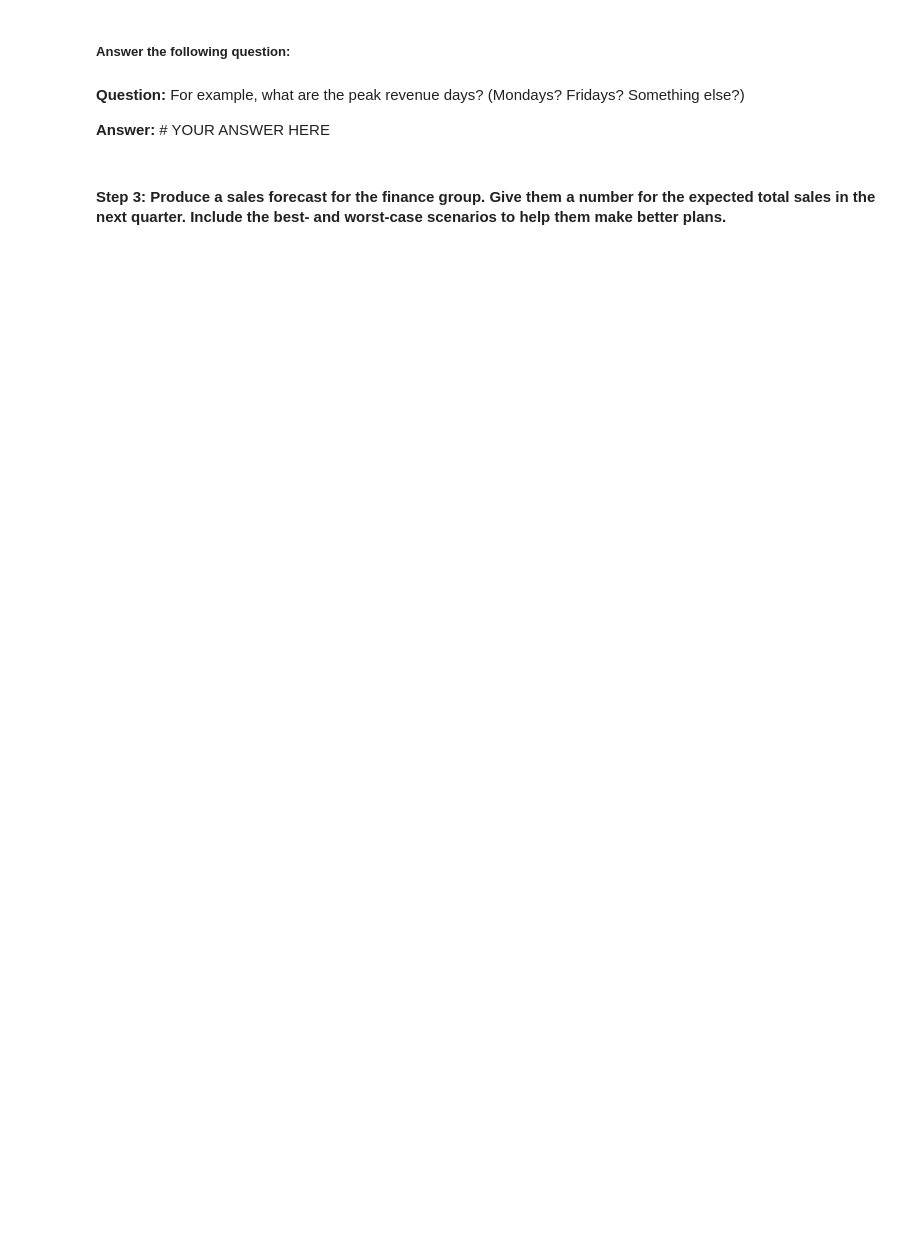
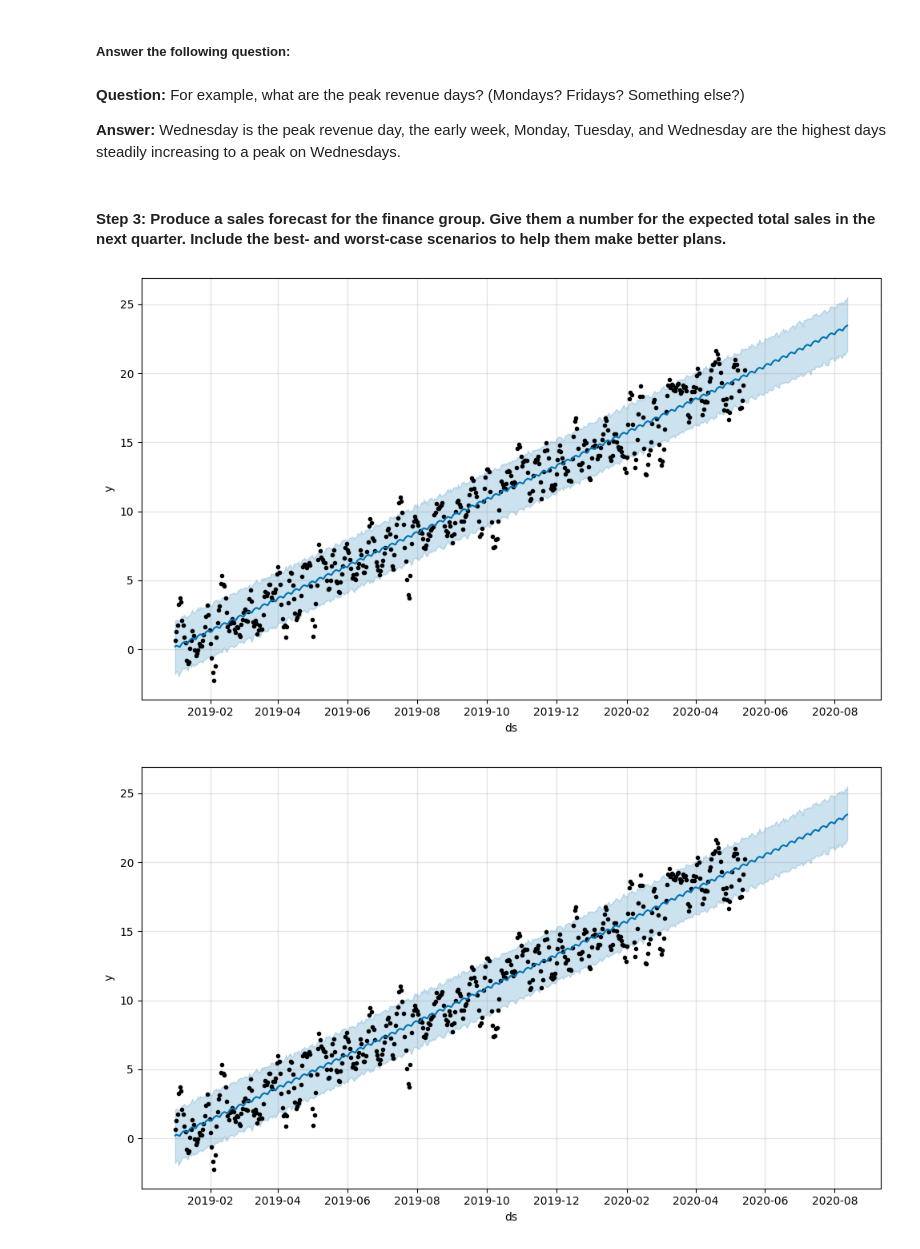
Before and after one commit to Mccalabrese/Colab-and-Prophet, a Jupyter notebook: forecasting_net_prophet.ipynb, the cells around one changed output. Cells and saved outputs as stored; diff of their text form; code cells hidden in the pictures; blank space fills up the shorter version.

```diff
--- a/forecasting_net_prophet.ipynb
+++ b/forecasting_net_prophet.ipynb
@@ -590,11 +825,14 @@ mercado_sales_prophet_forecast = # YOUR CODE HERE
 # %% [markdown]
 **Question:** For example, what are the peak revenue days? (Mondays? Fridays? Something else?)
 
-**Answer:** # YOUR ANSWER HERE
+**Answer:** Wednesday is the peak revenue day, the early week, Monday, Tuesday, and Wednesday are the highest days steadily increasing to a peak on Wednesdays.
 # %% [markdown]
 #### Step 3: Produce a sales forecast for the finance group. Give them a number for the expected total sales in the next quarter. Include the best- and worst-case scenarios to help them make better plans.
 # %%
 # Plot the predictions for the Mercado sales
-# YOUR CODE HERE
+mercado_sales_prophet_model.plot(mercado_sales_prophet_forecast)
+# %% [output]
+[figure, added]
+[figure, added]
 # %%
 # For the mercado_sales_prophet_forecast DataFrame, set the ds column as the DataFrame Index
```
Also changed, not shown: parts of 41 cells of this notebook.
